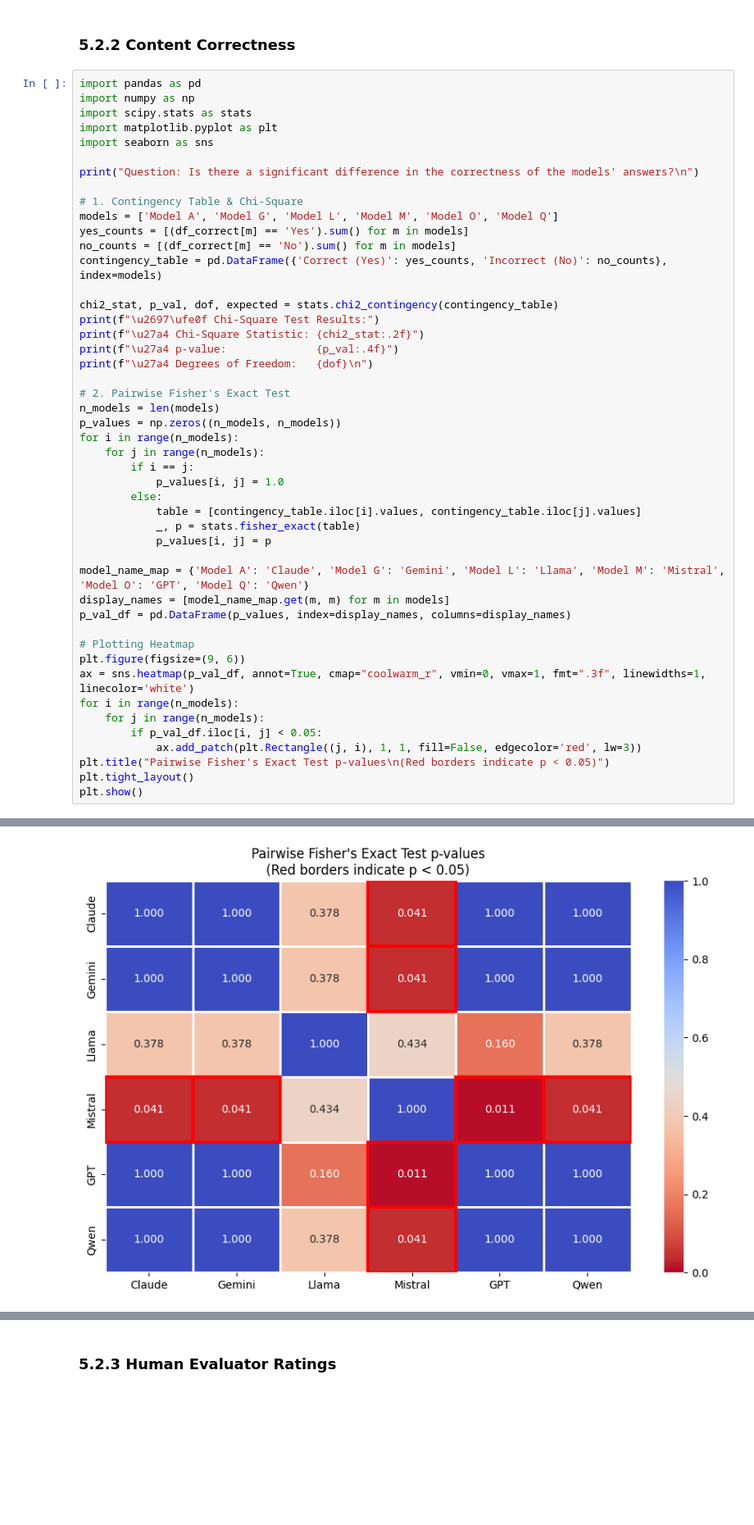
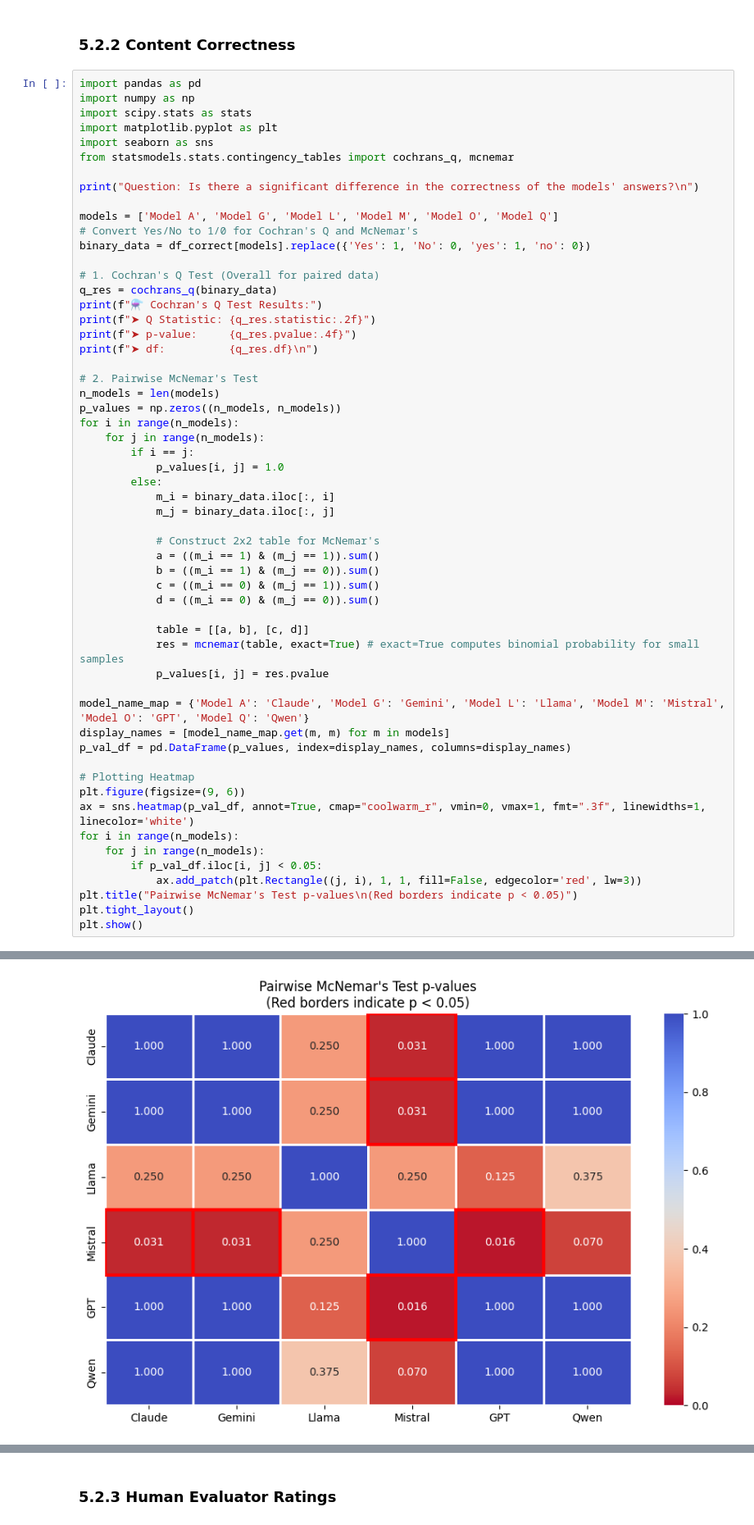
Before and after one commit to tiaL-ops/thesisLandy, a Jupyter notebook: notebook/EDA_Thesis_RQ2.ipynb, the cells around one changed output, grey strips where cells are left out. Shown at 82% size. Cells and saved outputs as stored; diff of their text form; blank space fills up the shorter version.

Commit message:
fixed correctness test

```diff
--- a/notebook/EDA_Thesis_RQ2.ipynb
+++ b/notebook/EDA_Thesis_RQ2.ipynb
@@ -222,22 +222,22 @@ import numpy as np
 import scipy.stats as stats
 import matplotlib.pyplot as plt
 import seaborn as sns
+from statsmodels.stats.contingency_tables import cochrans_q, mcnemar
 
 print("Question: Is there a significant difference in the correctness of the models' answers?\n")
 
-# 1. Contingency Table & Chi-Square
 models = ['Model A', 'Model G', 'Model L', 'Model M', 'Model O', 'Model Q']
-yes_counts = [(df_correct[m] == 'Yes').sum() for m in models]
-no_counts = [(df_correct[m] == 'No').sum() for m in models]
-contingency_table = pd.DataFrame({'Correct (Yes)': yes_counts, 'Incorrect (No)': no_counts}, index=models)
+# Convert Yes/No to 1/0 for Cochran's Q and McNemar's
+binary_data = df_correct[models].replace({'Yes': 1, 'No': 0, 'yes': 1, 'no': 0})
 
-chi2_stat, p_val, dof, expected = stats.chi2_contingency(contingency_table)
-print(f"\u2697\ufe0f Chi-Square Test Results:")
-print(f"\u27a4 Chi-Square Statistic: {chi2_stat:.2f}")
-print(f"\u27a4 p-value:              {p_val:.4f}")
-print(f"\u27a4 Degrees of Freedom:   {dof}\n")
+# 1. Cochran's Q Test (Overall for paired data)
+q_res = cochrans_q(binary_data)
+print(f"⚗️ Cochran's Q Test Results:")
+print(f"➤ Q Statistic: {q_res.statistic:.2f}")
+print(f"➤ p-value:     {q_res.pvalue:.4f}")
+print(f"➤ df:          {q_res.df}\n")
 
-# 2. Pairwise Fisher's Exact Test
+# 2. Pairwise McNemar's Test
 n_models = len(models)
 p_values = np.zeros((n_models, n_models))
 for i in range(n_models):
@@ -245,9 +245,18 @@ for i in range(n_models):
         if i == j:
             p_values[i, j] = 1.0
         else:
-            table = [contingency_table.iloc[i].values, contingency_table.iloc[j].values]
-            _, p = stats.fisher_exact(table)
-            p_values[i, j] = p
+            m_i = binary_data.iloc[:, i]
+            m_j = binary_data.iloc[:, j]
+
+            # Construct 2x2 table for McNemar's
+            a = ((m_i == 1) & (m_j == 1)).sum()
+            b = ((m_i == 1) & (m_j == 0)).sum()
+            c = ((m_i == 0) & (m_j == 1)).sum()
+            d = ((m_i == 0) & (m_j == 0)).sum()
+
+            table = [[a, b], [c, d]]
+            res = mcnemar(table, exact=True) # exact=True computes binomial probability for small samples
+            p_values[i, j] = res.pvalue
 
 model_name_map = {'Model A': 'Claude', 'Model G': 'Gemini', 'Model L': 'Llama', 'Model M': 'Mistral', 'Model O': 'GPT', 'Model Q': 'Qwen'}
 display_names = [model_name_map.get(m, m) for m in models]
@@ -260,7 +269,7 @@ for i in range(n_models):
     for j in range(n_models):
         if p_val_df.iloc[i, j] < 0.05:
             ax.add_patch(plt.Rectangle((j, i), 1, 1, fill=False, edgecolor='red', lw=3))
-plt.title("Pairwise Fisher's Exact Test p-values\n(Red borders indicate p < 0.05)")
+plt.title("Pairwise McNemar's Test p-values\n(Red borders indicate p < 0.05)")
 plt.tight_layout()
 plt.show()
 # %% [output]
@@ -273 +282 @@ Question: Is there a significant difference in the correctness of the models' an
-[figure, old version]
+[figure, new version]
```
Also changed, not shown: parts of 2 cells of this notebook.
